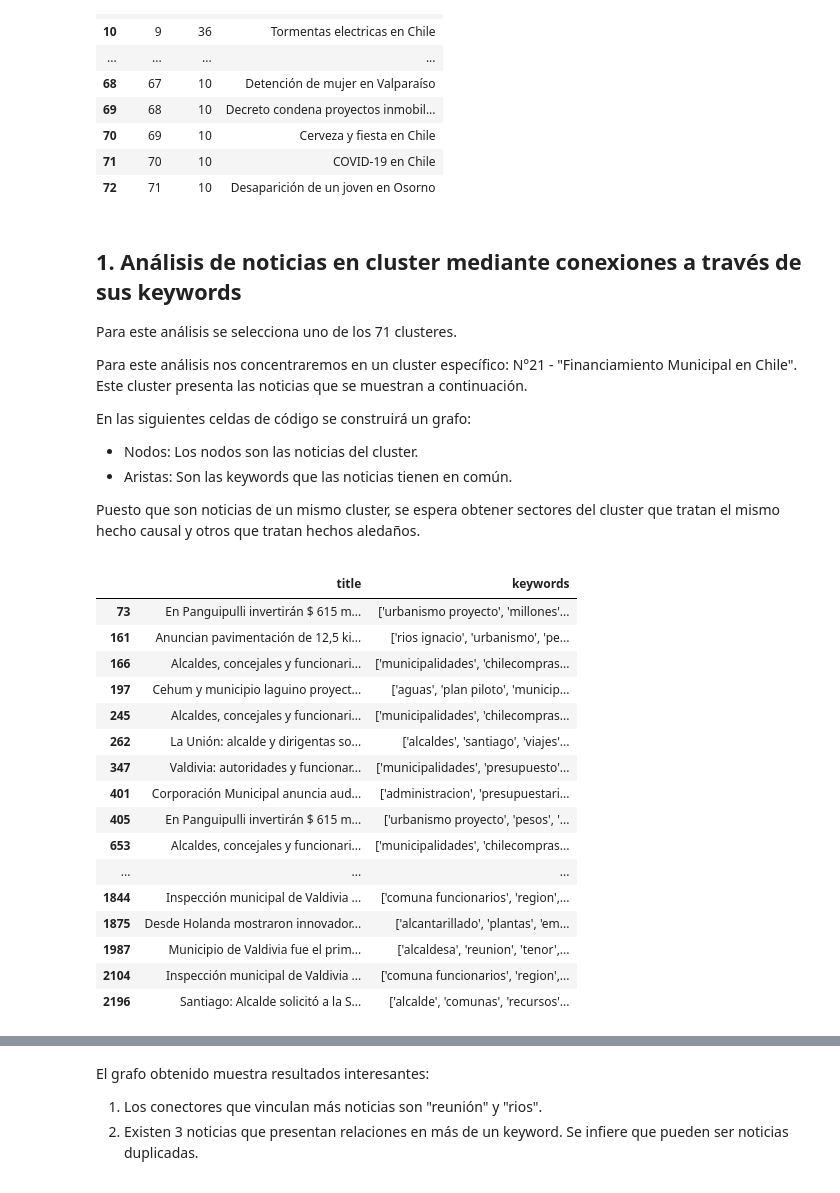
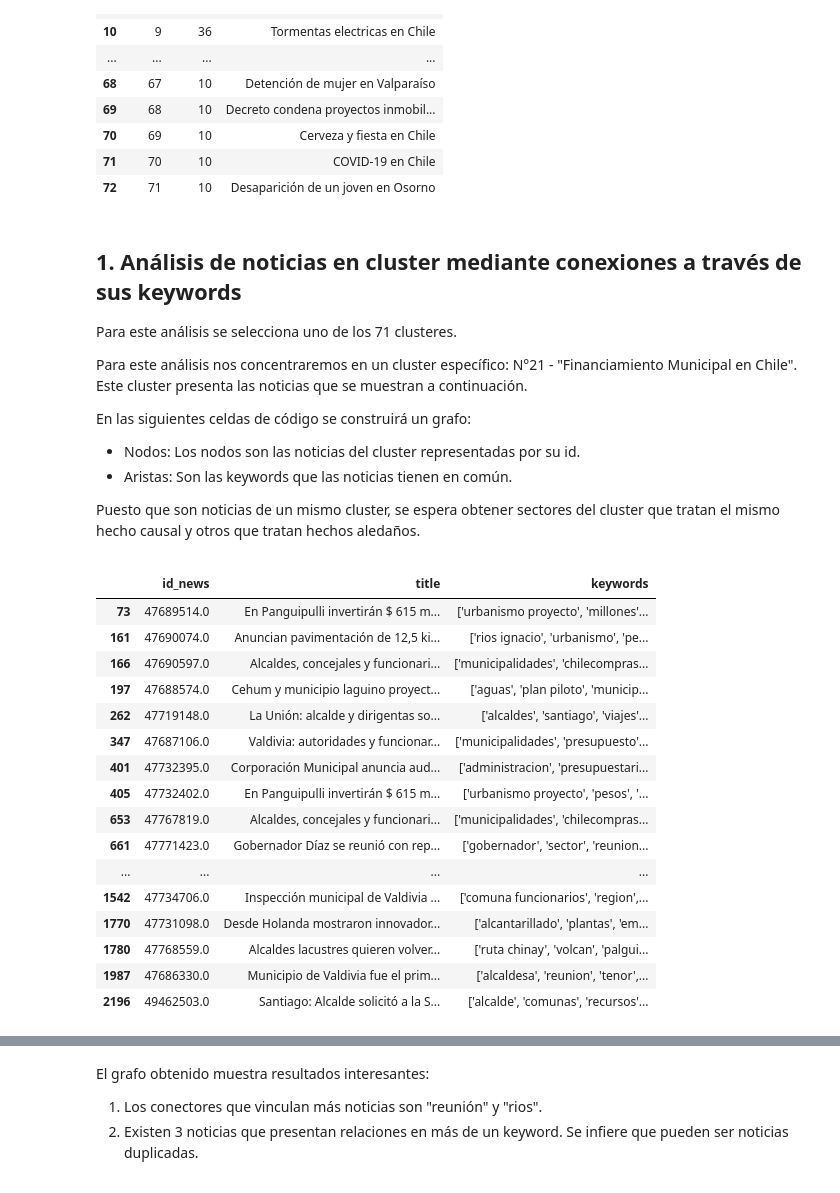
Before and after one commit to recmera/graph-based-issue-detection, a Jupyter notebook: 3-net.ipynb, the cells around one changed output, grey strips where cells are left out. Saved outputs shown, nothing was run; the diff lists cells and outputs as text; code cells hidden in the pictures.

```diff
--- a/3-net.ipynb
+++ b/3-net.ipynb
@@ -7,7 +16,6 @@ import matplotlib.pyplot as plt
 
 sys.path.append('scripts/')
 
-from utils import clean_title
 from utils import get_representative_description
 from utils import create_graph
 from utils import sort_nodes_by_degree_centrality
@@ -20,10 +28,14 @@ pd.set_option('display.max_colwidth', 255)
 
 # Lectura del archivo CSV de noticias
 df = pd.read_csv("data/noticias-etiquetadas2.csv")
-df.drop(columns=["Unnamed: 0"], inplace=True)
+df.drop(columns=["Unnamed: 0", "text", "media_outlet", "url", "cities", "Probability", "date", "country", "Document"], inplace=True)
 df.drop(df[df['Topic'] == -1].index, inplace=True)
 
-df = clean_title(df)
+def clean_title(title):
+    split_title = title.split('-')[0]
+    return split_title
+
+df["title"] = df["title"].apply(clean_title)
 df.drop_duplicates(subset=['title'], inplace=True)
 
 # Imprimir el número de noticias en los meses Enero y Febrero de 2022
@@ -72,32 +84,32 @@ Para este análisis nos concentraremos en un cluster específico: N°21 - "Finan
 Este cluster presenta las noticias que se muestran a continuación.
 
 En las siguientes celdas de código se construirá un grafo:
-- Nodos: Los nodos son las noticias del cluster.
+- Nodos: Los nodos son las noticias del cluster representadas por su id.
 - Aristas: Son las keywords que las noticias tienen en común.
 
 Puesto que son noticias de un mismo cluster, se espera obtener sectores del cluster que tratan el mismo hecho causal y otros que tratan hechos aledaños.
 
 </a>
 # %%
-df.loc[df.Topic == 21][['title', 'keywords']]
+df.loc[df.Topic == 21][['id_news','title','keywords']]
 # %% [output]
-|  | title | keywords |
-| 73 | En Panguipulli invertirán $ 615 m... | ['urbanismo proyecto', 'millones'... |
-| 161 | Anuncian pavimentación de 12,5 ki... | ['rios ignacio', 'urbanismo', 'pe... |
-| 166 | Alcaldes, concejales y funcionari... | ['municipalidades', 'chilecompras... |
-| 197 | Cehum y municipio laguino proyect... | ['aguas', 'plan piloto', 'municip... |
-| 245 | Alcaldes, concejales y funcionari... | ['municipalidades', 'chilecompras... |
-| 262 | La Unión: alcalde y dirigentas so... | ['alcaldes', 'santiago', 'viajes'... |
-| 347 | Valdivia: autoridades y funcionar... | ['municipalidades', 'presupuesto'... |
-| 401 | Corporación Municipal anuncia aud... | ['administracion', 'presupuestari... |
-| 405 | En Panguipulli invertirán $ 615 m... | ['urbanismo proyecto', 'pesos', '... |
-| 653 | Alcaldes, concejales y funcionari... | ['municipalidades', 'chilecompras... |
-| ... | ... | ... |
-| 1844 | Inspección municipal de Valdivia ... | ['comuna funcionarios', 'region',... |
-| 1875 | Desde Holanda mostraron innovador... | ['alcantarillado', 'plantas', 'em... |
-| 1987 | Municipio de Valdivia fue el prim... | ['alcaldesa', 'reunion', 'tenor',... |
-| 2104 | Inspección municipal de Valdivia ... | ['comuna funcionarios', 'region',... |
-| 2196 | Santiago: Alcalde solicitó a la S... | ['alcalde', 'comunas', 'recursos'... |
+|  | id_news | title | keywords |
+| 73 | 47689514.0 | En Panguipulli invertirán $ 615 m... | ['urbanismo proyecto', 'millones'... |
+| 161 | 47690074.0 | Anuncian pavimentación de 12,5 ki... | ['rios ignacio', 'urbanismo', 'pe... |
+| 166 | 47690597.0 | Alcaldes, concejales y funcionari... | ['municipalidades', 'chilecompras... |
+| 197 | 47688574.0 | Cehum y municipio laguino proyect... | ['aguas', 'plan piloto', 'municip... |
+| 262 | 47719148.0 | La Unión: alcalde y dirigentas so... | ['alcaldes', 'santiago', 'viajes'... |
+| 347 | 47687106.0 | Valdivia: autoridades y funcionar... | ['municipalidades', 'presupuesto'... |
+| 401 | 47732395.0 | Corporación Municipal anuncia aud... | ['administracion', 'presupuestari... |
+| 405 | 47732402.0 | En Panguipulli invertirán $ 615 m... | ['urbanismo proyecto', 'pesos', '... |
+| 653 | 47767819.0 | Alcaldes, concejales y funcionari... | ['municipalidades', 'chilecompras... |
+| 661 | 47771423.0 | Gobernador Díaz se reunió con rep... | ['gobernador', 'sector', 'reunion... |
+| ... | ... | ... | ... |
+| 1542 | 47734706.0 | Inspección municipal de Valdivia ... | ['comuna funcionarios', 'region',... |
+| 1770 | 47731098.0 | Desde Holanda mostraron innovador... | ['alcantarillado', 'plantas', 'em... |
+| 1780 | 47768559.0 | Alcaldes lacustres quieren volver... | ['ruta chinay', 'volcan', 'palgui... |
+| 1987 | 47686330.0 | Municipio de Valdivia fue el prim... | ['alcaldesa', 'reunion', 'tenor',... |
+| 2196 | 49462503.0 | Santiago: Alcalde solicitó a la S... | ['alcalde', 'comunas', 'recursos'... |
 # %%
 from utils import shared_keywords_of_news_in_cluster
 
```
Also changed, not shown: parts of 25 cells of this notebook, 1 other file.
